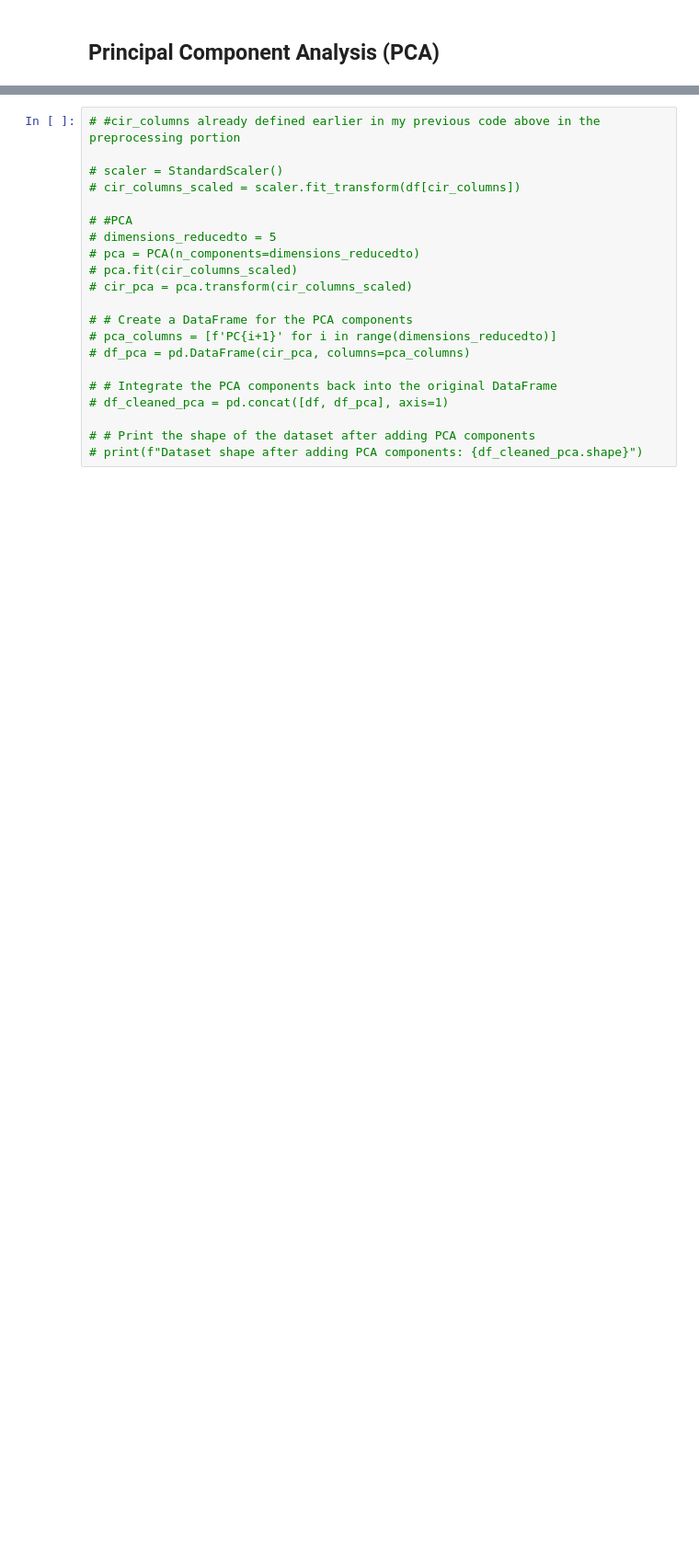
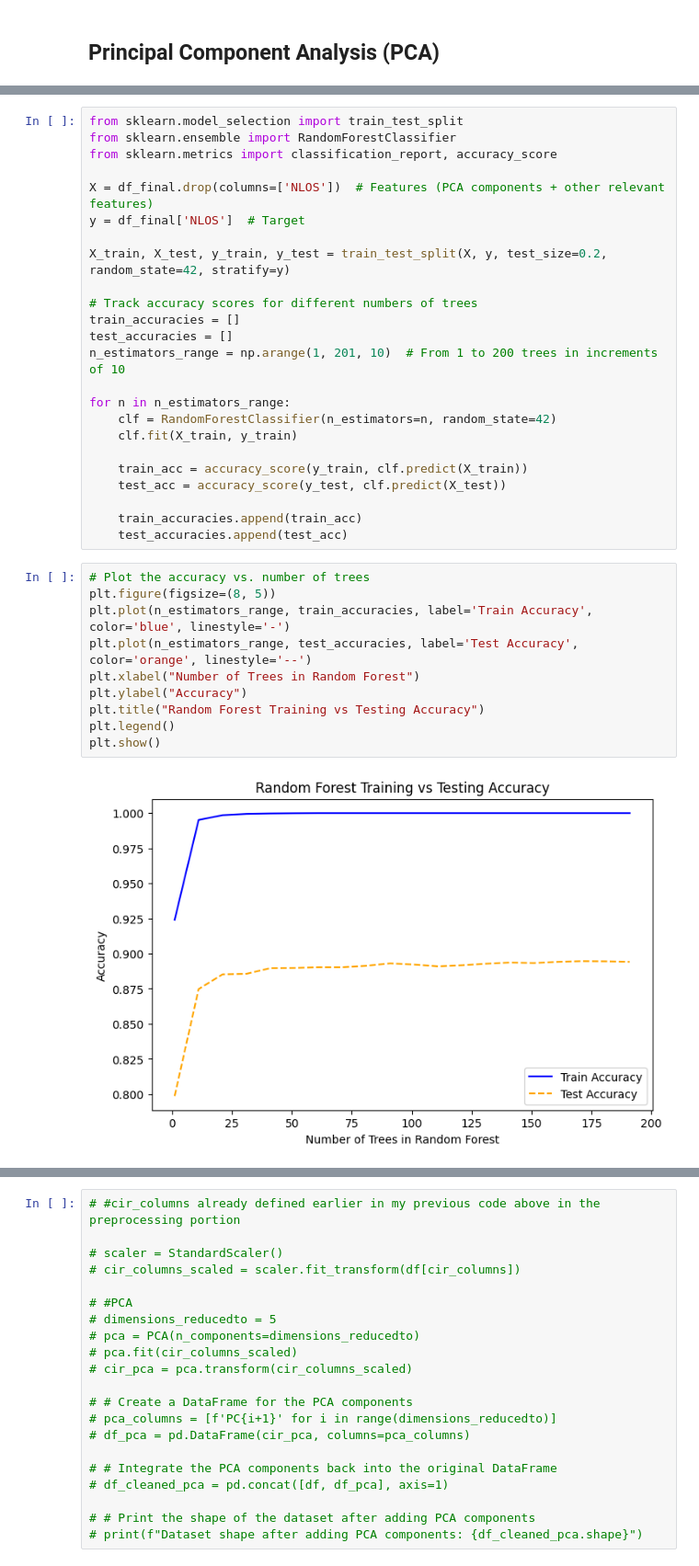
Before and after one commit to JeungHongTay/DA-LOS-WirelessSignalPrediction, a Jupyter notebook: code/exploration-and-preprocessing.ipynb, the cells around one changed output, grey strips where cells are left out. Shown at 92% size. Drawn from its saved outputs; the diff is of its cells as text; blank space fills up the shorter version.

```diff
--- a/code/exploration-and-preprocessing.ipynb
+++ b/code/exploration-and-preprocessing.ipynb
@@ -578,0 +676,36 @@ Total CIR Columns Expected: 1021
+# %%
+from sklearn.model_selection import train_test_split
+from sklearn.ensemble import RandomForestClassifier
+from sklearn.metrics import classification_report, accuracy_score
+
+X = df_final.drop(columns=['NLOS'])  # Features (PCA components + other relevant features)
+y = df_final['NLOS']  # Target
+
+X_train, X_test, y_train, y_test = train_test_split(X, y, test_size=0.2, random_state=42, stratify=y)
+
+# Track accuracy scores for different numbers of trees
+train_accuracies = []
+test_accuracies = []
+n_estimators_range = np.arange(1, 201, 10)  # From 1 to 200 trees in increments of 10
+
+for n in n_estimators_range:
+    clf = RandomForestClassifier(n_estimators=n, random_state=42)
+    clf.fit(X_train, y_train)
+
+    train_acc = accuracy_score(y_train, clf.predict(X_train))
+    test_acc = accuracy_score(y_test, clf.predict(X_test))
+
+    train_accuracies.append(train_acc)
+    test_accuracies.append(test_acc)
+# %%
+# Plot the accuracy vs. number of trees
+plt.figure(figsize=(8, 5))
+plt.plot(n_estimators_range, train_accuracies, label='Train Accuracy', color='blue', linestyle='-')
+plt.plot(n_estimators_range, test_accuracies, label='Test Accuracy', color='orange', linestyle='--')
+plt.xlabel("Number of Trees in Random Forest")
+plt.ylabel("Accuracy")
+plt.title("Random Forest Training vs Testing Accuracy")
+plt.legend()
+plt.show()
+# %% [output]
+[figure, added]
```
Also changed, not shown: parts of 16 cells of this notebook, 1 other file.
